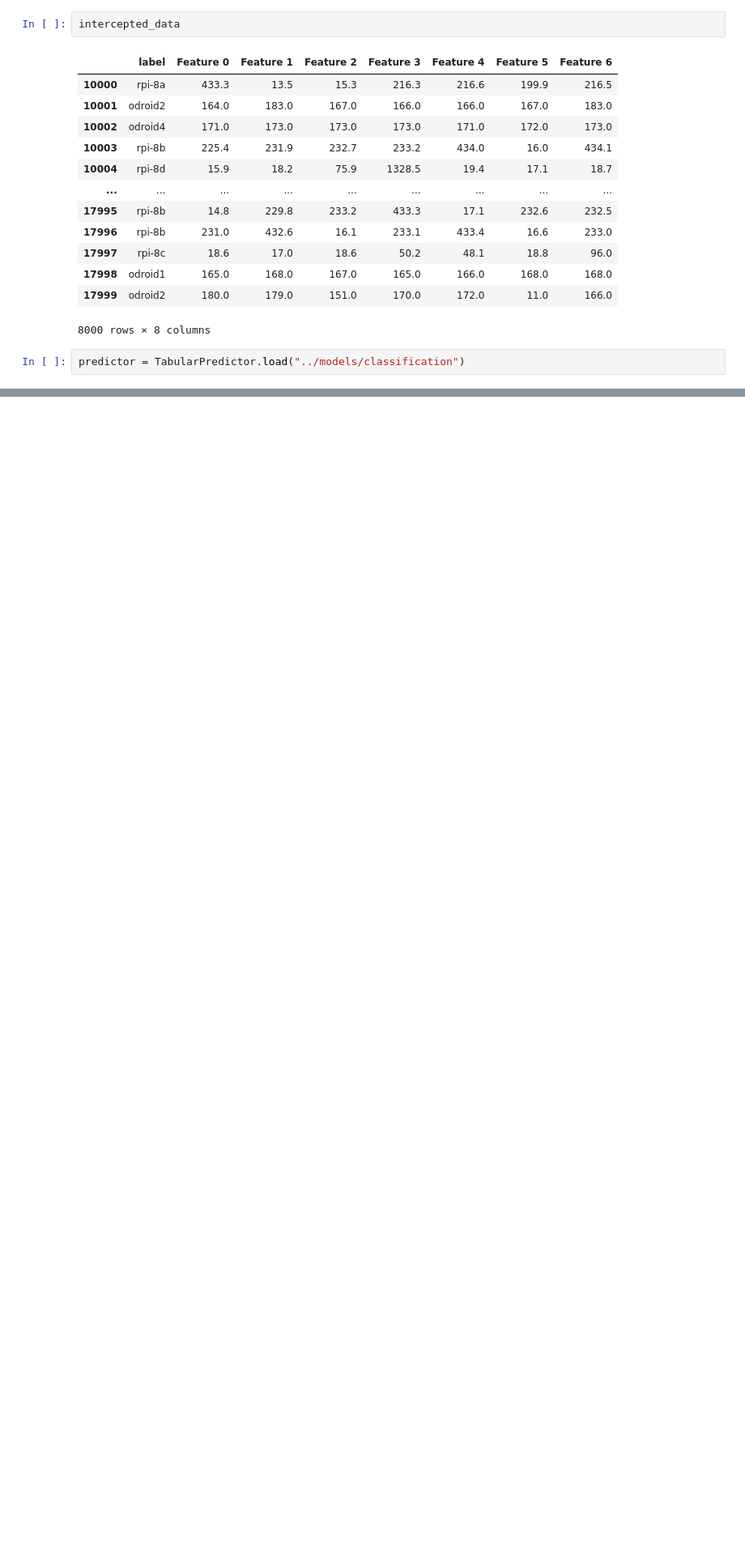
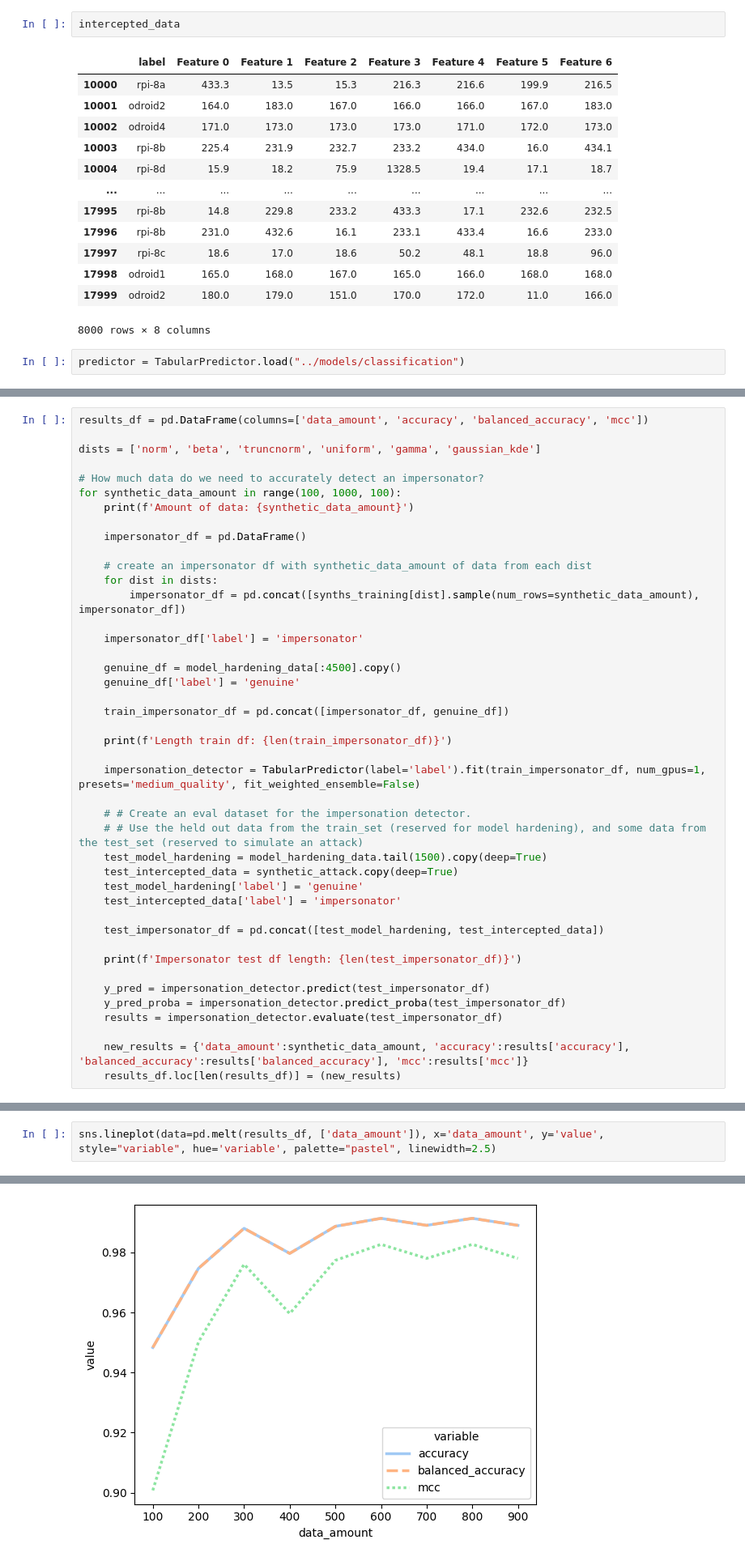
Before and after one commit to brite3001/IoT-GPU-ID, a Jupyter notebook: Experiment 2 - Spoofing Attack Detection/GaussianCopula-attack.ipynb, the cells around one changed output, grey strips where cells are left out. Shown: that part at 81% size. Drawn from its saved outputs; the diff is of its cells as text; blank space fills up the shorter version.

```diff
--- a/Experiment 2 - Spoofing Attack Detection/GaussianCopula-attack.ipynb
+++ b/Experiment 2 - Spoofing Attack Detection/GaussianCopula-attack.ipynb
@@ -286,0 +205,43 @@ sns.lineplot(data=pd.melt(accuracy_after_adversarial_training, ['distribution'])
+# %%
+results_df = pd.DataFrame(columns=['data_amount', 'accuracy', 'balanced_accuracy', 'mcc'])
+
+dists = ['norm', 'beta', 'truncnorm', 'uniform', 'gamma', 'gaussian_kde']
+
+# How much data do we need to accurately detect an impersonator?
+for synthetic_data_amount in range(100, 1000, 100):
+    print(f'Amount of data: {synthetic_data_amount}')
+
+    impersonator_df = pd.DataFrame()
+
+    # create an impersonator df with synthetic_data_amount of data from each dist
+    for dist in dists:
+        impersonator_df = pd.concat([synths_training[dist].sample(num_rows=synthetic_data_amount), impersonator_df])
+
+    impersonator_df['label'] = 'impersonator'
+
+    genuine_df = model_hardening_data[:4500].copy()
+    genuine_df['label'] = 'genuine'
+
+    train_impersonator_df = pd.concat([impersonator_df, genuine_df])
+
+    print(f'Length train df: {len(train_impersonator_df)}')
+
+    impersonation_detector = TabularPredictor(label='label').fit(train_impersonator_df, num_gpus=1, presets='medium_quality', fit_weighted_ensemble=False)
+
+    # # Create an eval dataset for the impersonation detector.
+    # # Use the held out data from the train_set (reserved for model hardening), and some data from the test_set (reserved to simulate an attack)
+    test_model_hardening = model_hardening_data.tail(1500).copy(deep=True)
+    test_intercepted_data = synthetic_attack.copy(deep=True)
+    test_model_hardening['label'] = 'genuine'
+    test_intercepted_data['label'] = 'impersonator'
+
+    test_impersonator_df = pd.concat([test_model_hardening, test_intercepted_data])
+
+    print(f'Impersonator test df length: {len(test_impersonator_df)}')
+
+    y_pred = impersonation_detector.predict(test_impersonator_df)
+    y_pred_proba = impersonation_detector.predict_proba(test_impersonator_df)
+    results = impersonation_detector.evaluate(test_impersonator_df)
+
+    new_results = {'data_amount':synthetic_data_amount, 'accuracy':results['accuracy'], 'balanced_accuracy':results['balanced_accuracy'], 'mcc':results['mcc']}
+    results_df.loc[len(results_df)] = (new_results)
@@ -286,0 +390,3 @@ sns.lineplot(data=pd.melt(accuracy_after_adversarial_training, ['distribution'])
+# %%
+sns.lineplot(data=pd.melt(results_df, ['data_amount']), x='data_amount', y='value', style="variable", hue='variable', palette="pastel", linewidth=2.5)
+# %% [output]
@@ -286,0 +394 @@ sns.lineplot(data=pd.melt(accuracy_after_adversarial_training, ['distribution'])
+[figure, added]
```
Also changed, not shown: parts of 53 cells of this notebook, 3 other files.
